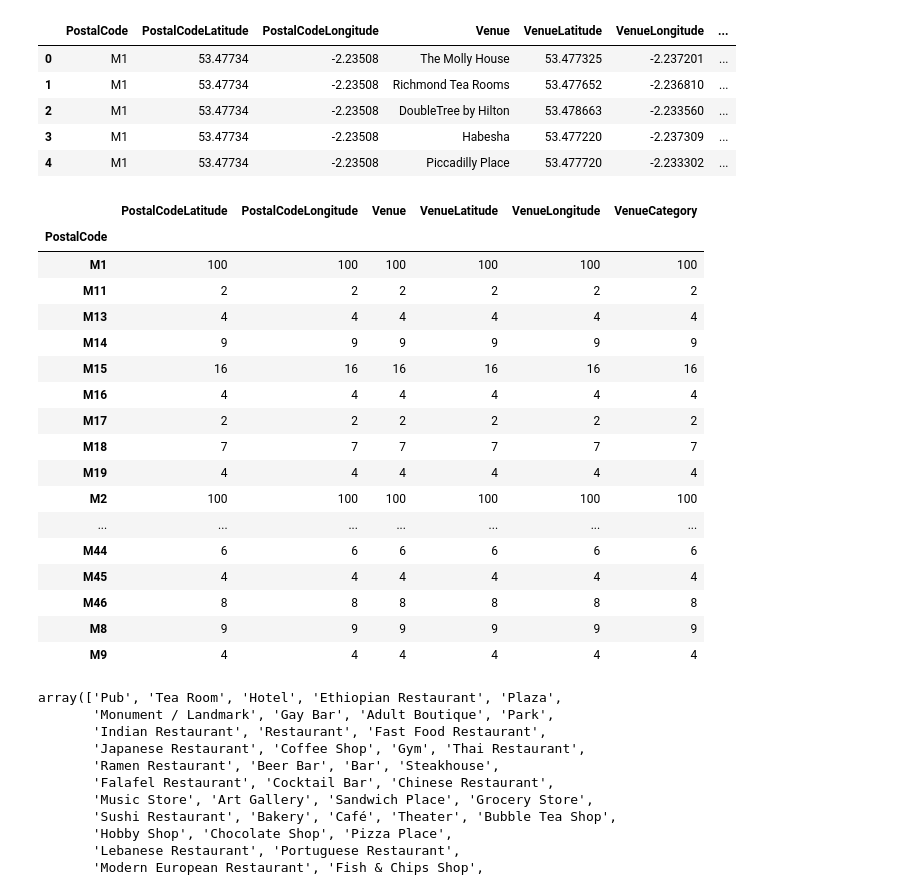
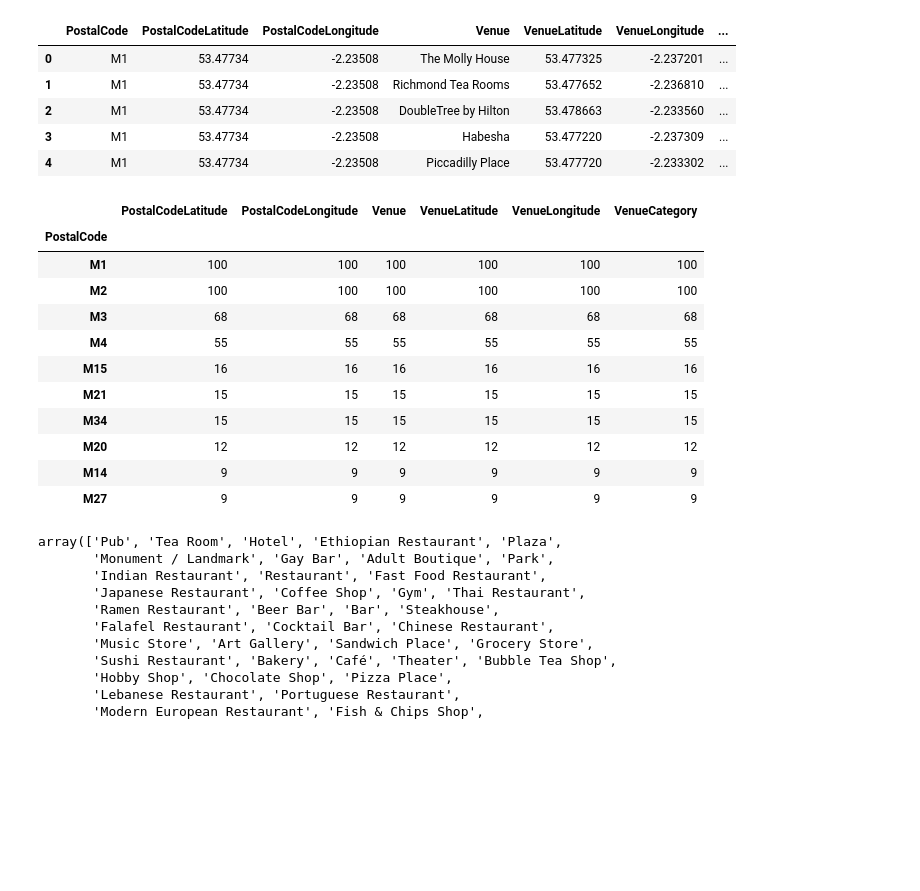
Before and after one commit to k80spalding/Coursera_Capstone, a Jupyter notebook: New restaurant opening in Manchester, England.ipynb, the cells around one changed output. Cells and saved outputs as stored; diff of their text form; code cells hidden in the pictures; blank space fills up the shorter version.

```diff
--- a/New restaurant opening in Manchester, England.ipynb
+++ b/New restaurant opening in Manchester, England.ipynb
@@ -307,26 +307,20 @@ manchester_venues.head()
 | 3 | M1 | 53.47734 | -2.23508 | Habesha | 53.477220 | -2.237309 | ... |
 | 4 | M1 | 53.47734 | -2.23508 | Piccadilly Place | 53.477720 | -2.233302 | ... |
 # %%
-manchester_venues.groupby('PostalCode').count()
+manchester_venues.groupby('PostalCode').count().nlargest(10,'VenueCategory')
 # %% [output]
 |  | PostalCodeLatitude | PostalCodeLongitude | Venue | VenueLatitude | VenueLongitude | VenueCategory |
 | PostalCode |  |  |  |  |  |  |
 | M1 | 100 | 100 | 100 | 100 | 100 | 100 |
-| M11 | 2 | 2 | 2 | 2 | 2 | 2 |
-| M13 | 4 | 4 | 4 | 4 | 4 | 4 |
+| M2 | 100 | 100 | 100 | 100 | 100 | 100 |
+| M3 | 68 | 68 | 68 | 68 | 68 | 68 |
+| M4 | 55 | 55 | 55 | 55 | 55 | 55 |
+| M15 | 16 | 16 | 16 | 16 | 16 | 16 |
+| M21 | 15 | 15 | 15 | 15 | 15 | 15 |
+| M34 | 15 | 15 | 15 | 15 | 15 | 15 |
+| M20 | 12 | 12 | 12 | 12 | 12 | 12 |
 | M14 | 9 | 9 | 9 | 9 | 9 | 9 |
-| M15 | 16 | 16 | 16 | 16 | 16 | 16 |
-| M16 | 4 | 4 | 4 | 4 | 4 | 4 |
-| M17 | 2 | 2 | 2 | 2 | 2 | 2 |
-| M18 | 7 | 7 | 7 | 7 | 7 | 7 |
-| M19 | 4 | 4 | 4 | 4 | 4 | 4 |
-| M2 | 100 | 100 | 100 | 100 | 100 | 100 |
-| ... | ... | ... | ... | ... | ... | ... |
-| M44 | 6 | 6 | 6 | 6 | 6 | 6 |
-| M45 | 4 | 4 | 4 | 4 | 4 | 4 |
-| M46 | 8 | 8 | 8 | 8 | 8 | 8 |
-| M8 | 9 | 9 | 9 | 9 | 9 | 9 |
-| M9 | 4 | 4 | 4 | 4 | 4 | 4 |
+| M27 | 9 | 9 | 9 | 9 | 9 | 9 |
 # %%
 manchester_venues.VenueCategory.unique()
 # %% [output]
```
Also changed, not shown: parts of 3 cells of this notebook.
